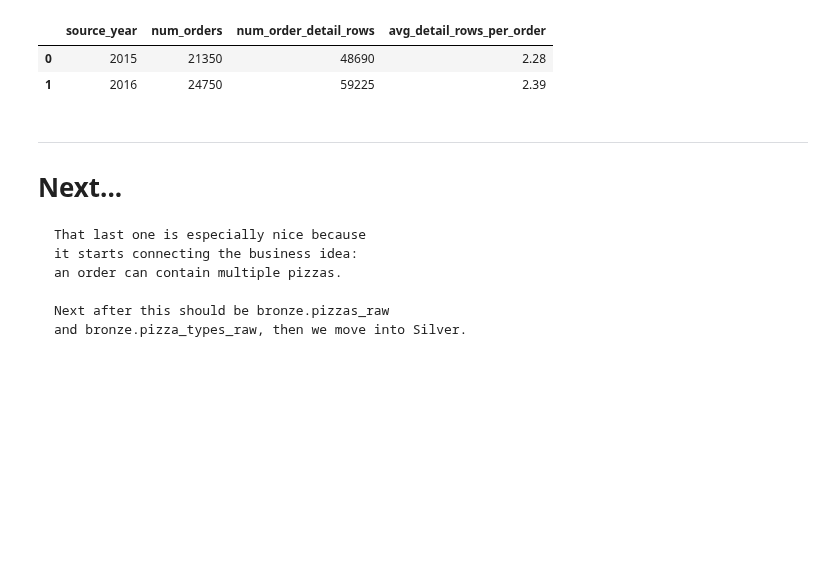
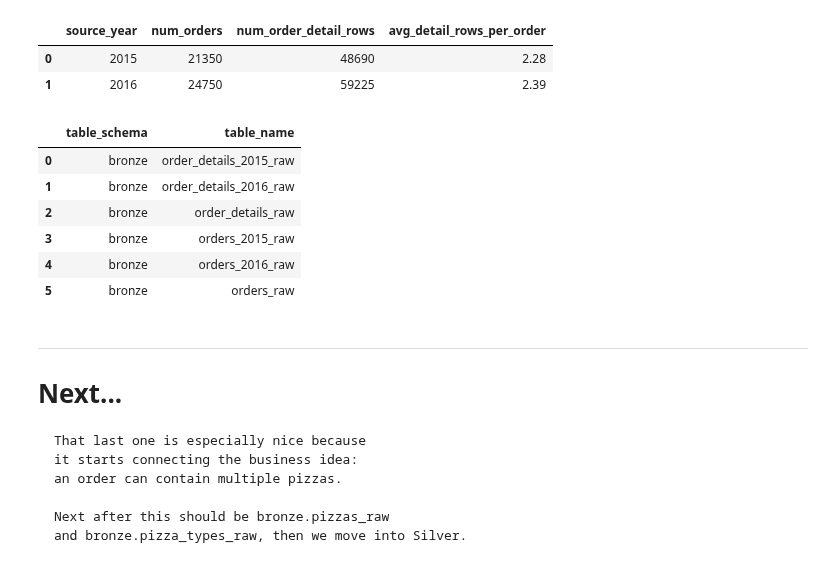
Before and after one commit to mahmoudparsian/data-warehousing, a Jupyter notebook: syllabus/week05-Medallion-Architecture/pizza_sales_medallion/pizza_shop_dw.ipynb, the cells around one changed output. Drawn from its saved outputs; the diff is of its cells as text; code cells hidden in the pictures; blank space fills up the shorter version.

```diff
--- a/syllabus/week05-Medallion-Architecture/pizza_sales_medallion/pizza_shop_dw.ipynb
+++ b/syllabus/week05-Medallion-Architecture/pizza_sales_medallion/pizza_shop_dw.ipynb
@@ -735,6 +774,22 @@ ORDER BY o.source_year
 |  | source_year | num_orders | num_order_detail_rows | avg_detail_rows_per_order |
 | 0 | 2015 | 21350 | 48690 | 2.28 |
 | 1 | 2016 | 24750 | 59225 | 2.39 |
+# %%
+# Show schemas + tables together:
+con.execute("""
+SELECT table_schema, table_name
+FROM information_schema.tables
+WHERE table_schema IN ('bronze', 'silver', 'gold')
+ORDER BY table_schema, table_name;
+""").fetchdf()
+# %% [output]
+|  | table_schema | table_name |
+| 0 | bronze | order_details_2015_raw |
+| 1 | bronze | order_details_2016_raw |
+| 2 | bronze | order_details_raw |
+| 3 | bronze | orders_2015_raw |
+| 4 | bronze | orders_2016_raw |
+| 5 | bronze | orders_raw |
 # %% [markdown]
 ---
 # Next...
```
Also changed, not shown: parts of 23 cells of this notebook, 2 other files.
